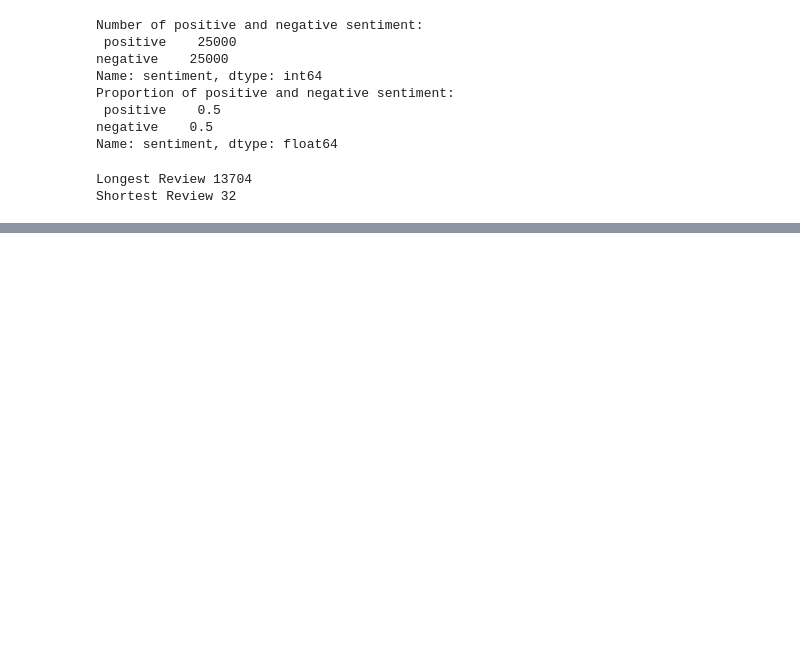
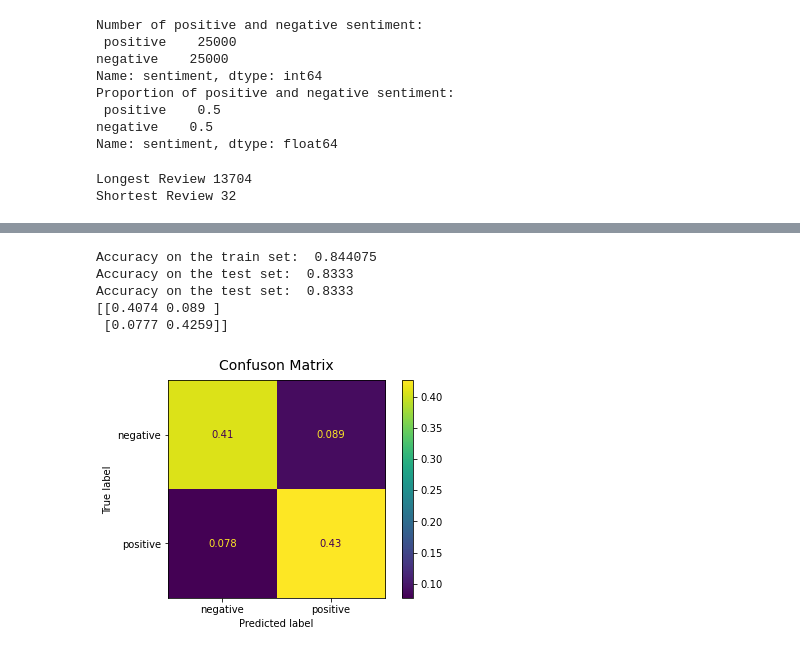
Before and after one commit to adikusuma14/Sentiment-Analysis-IMDB, a Jupyter notebook: sentiment_analysis.ipynb, the cells around one changed output, grey strips where cells are left out. Cells and saved outputs as stored; diff of their text form; code cells hidden in the pictures; blank space fills up the shorter version.

```diff
--- a/sentiment_analysis.ipynb
+++ b/sentiment_analysis.ipynb
@@ -88,0 +86,6 @@ data.head()
+# %%
+vectorizer = TfidfVectorizer(stop_words=ENGLISH_STOP_WORDS, ngram_range=(1,2), max_features=500, token_pattern=r'\b[^\d\W][^\d\W]+\b')
+vectorizer.fit(data['review'])
+X = vectorizer.transform(data['review'])
+df_transform = pd.DataFrame(data=X.toarray(), columns=vectorizer.get_feature_names_out())
+df_transform.head()
@@ -88,0 +100,4 @@ data.head()
+# %%
+dropped = data.drop(['review', 'n_words'], axis=1)
+transform = pd.concat([dropped, df_transform], axis=1)
+transform.head()
@@ -88,0 +112,24 @@ data.head()
+# %%
+y = transform['sentiment']
+X = transform.drop(['sentiment'], axis=1)
+
+X_train, X_test, y_train, y_test = train_test_split(X, y, test_size=0.2, random_state=456)
+log_reg = LogisticRegression().fit(X_train, y_train)
+y_predicted = log_reg.predict(X_test)
+
+print('Accuracy on the train set: ', log_reg.score(X_train, y_train))
+print('Accuracy on the test set: ', log_reg.score(X_test, y_test))
+print('Accuracy on the test set: ', accuracy_score(y_test, y_predicted))
+print(confusion_matrix(y_test, y_predicted)/len(y_test))
+# %% [output]
+Accuracy on the train set:  0.844075
+Accuracy on the test set:  0.8333
+Accuracy on the test set:  0.8333
+[[0.4074 0.089 ]
+ [0.0777 0.4259]]
+# %%
+plot_confusion_matrix(log_reg, X_test, y_test, normalize='all')
+plt.title('Confuson Matrix', y=1.02, size=14)
+plt.show()
+# %% [output]
+[figure, added]
```
Also changed, not shown: parts of 7 cells of this notebook.
